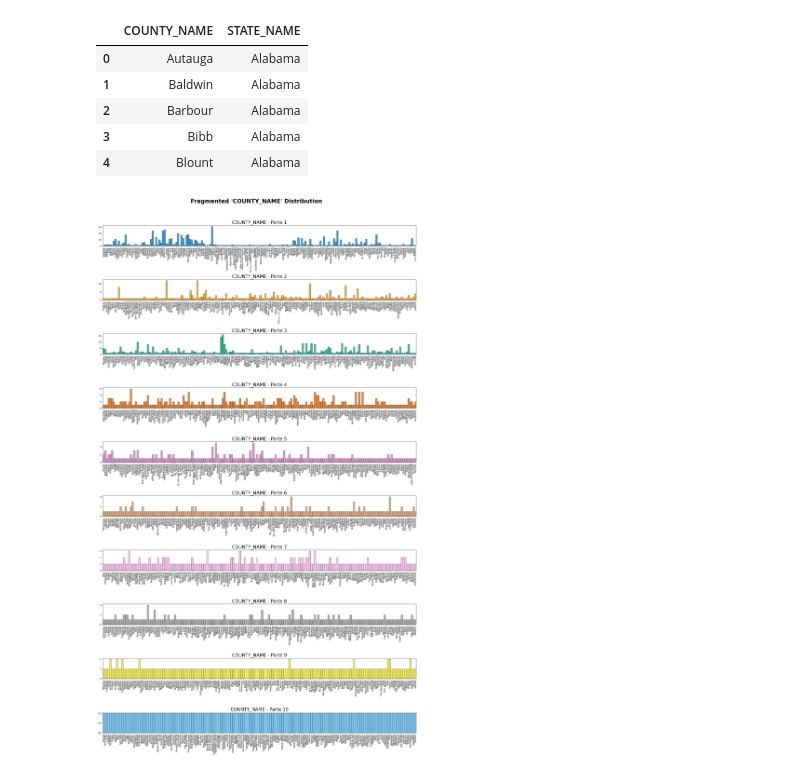
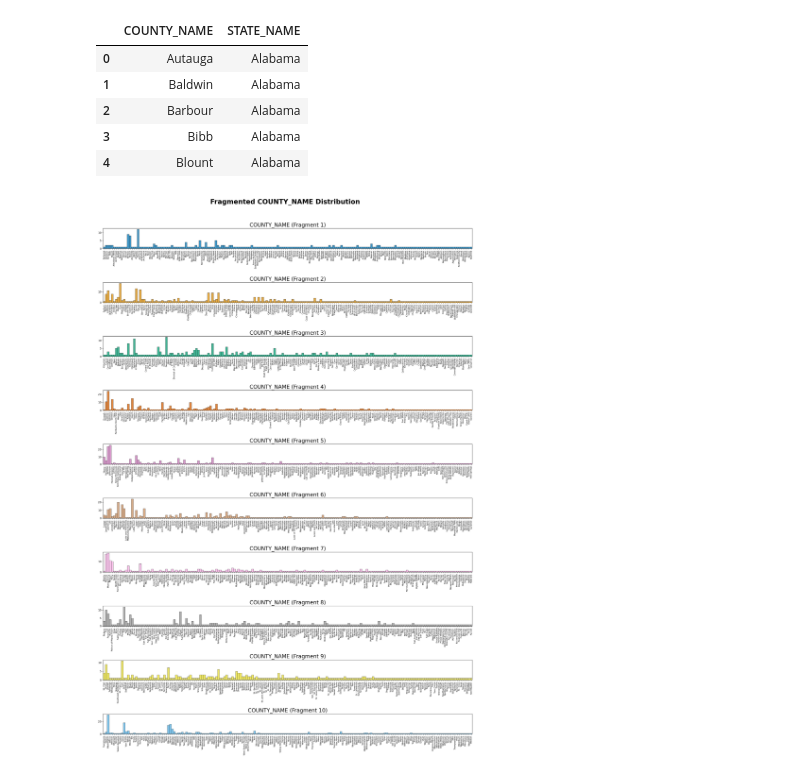
Before and after one commit to PeyraHub/EDA-Regularized-Linear-Regression-demographic_health_data, a Jupyter notebook: src/explore.ipynb, the cells around one changed output. Saved outputs shown, nothing was run; the diff lists cells and outputs as text; code cells hidden in the pictures.

```diff
--- a/src/explore.ipynb
+++ b/src/explore.ipynb
@@ -119,24 +119,24 @@ df_cat.head()
 | 3 | Bibb | Alabama |
 | 4 | Blount | Alabama |
 # %%
-county_names = df_cat['COUNTY_NAME'].unique()
-num_particiones = 10
-divisiones = np.array_split(county_names, num_particiones)
+county_names = sorted(df_cat['COUNTY_NAME'].unique())
+num_fragments = 10
+divisions = np.array_split(county_names, num_fragments)
 
-fig, axis = plt.subplots(num_particiones, 1, figsize=(20, 35))
-fig.suptitle("Fragmented 'COUNTY_NAME' Distribution", fontsize=25, fontweight='bold')
+fig, axis = plt.subplots(num_fragments, 1, figsize=(20, 30))
+fig.suptitle("Fragmented COUNTY_NAME Distribution", fontsize=25, fontweight='bold')
 
-colores = sns.color_palette("colorblind", num_particiones)
+colors = sns.color_palette("colorblind", num_fragments)
 
-for i, division in enumerate(divisiones):
+for i, division in enumerate(divisions):
     subset = df_cat[df_cat['COUNTY_NAME'].isin(division)]
     ax = axis[i]
-    sns.histplot(data=subset, x="COUNTY_NAME", ax=ax, color=colores[i]).set(xlabel=None, ylabel=None)
-    ax.set_title(f"COUNTY_NAME - Parte {i+1}", fontsize=20)
-    ax.tick_params(axis='x', rotation=90)
+    sns.histplot(data=subset, x="COUNTY_NAME", ax=ax, color=colors[i]).set(xlabel=None, ylabel=None)
+    ax.set_title(f"COUNTY_NAME (Fragment {i+1})", fontsize=20)
+    ax.tick_params(axis='x', rotation=90, labelsize=8)  # Reducir tamaño de la letra
     ax.margins(x=0)
 
 plt.tight_layout(rect=[0, 0, 1, 0.96])
 plt.show()
 # %% [output]
-[figure, old version]
+[figure, new version]
```
Also changed, not shown: parts of 1 cell of this notebook.
